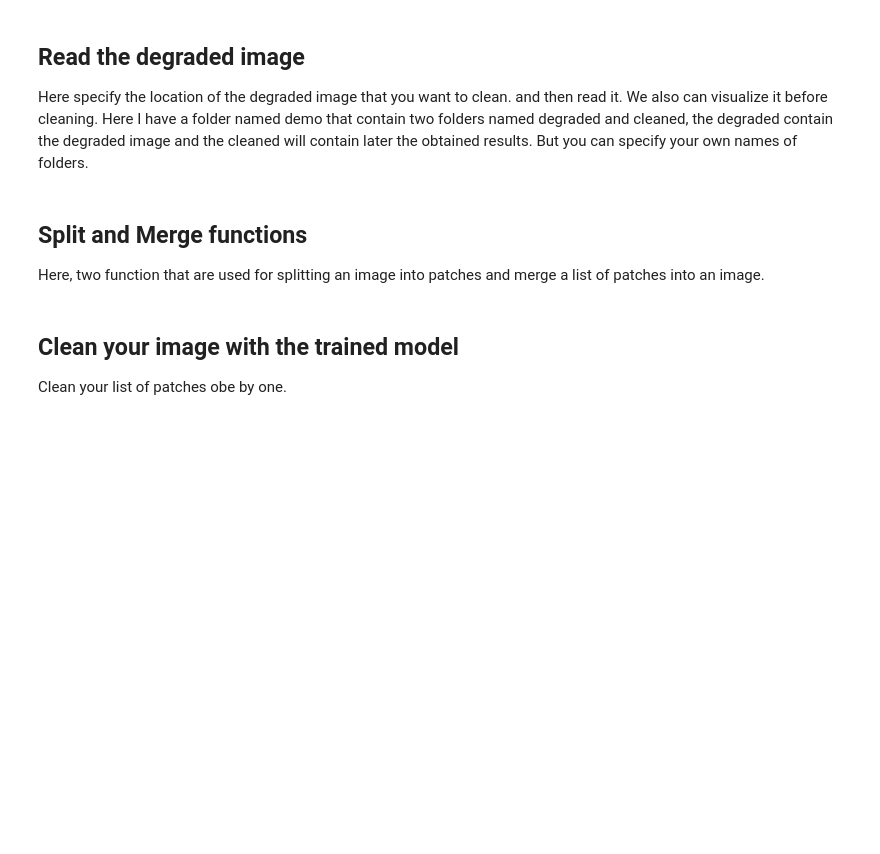
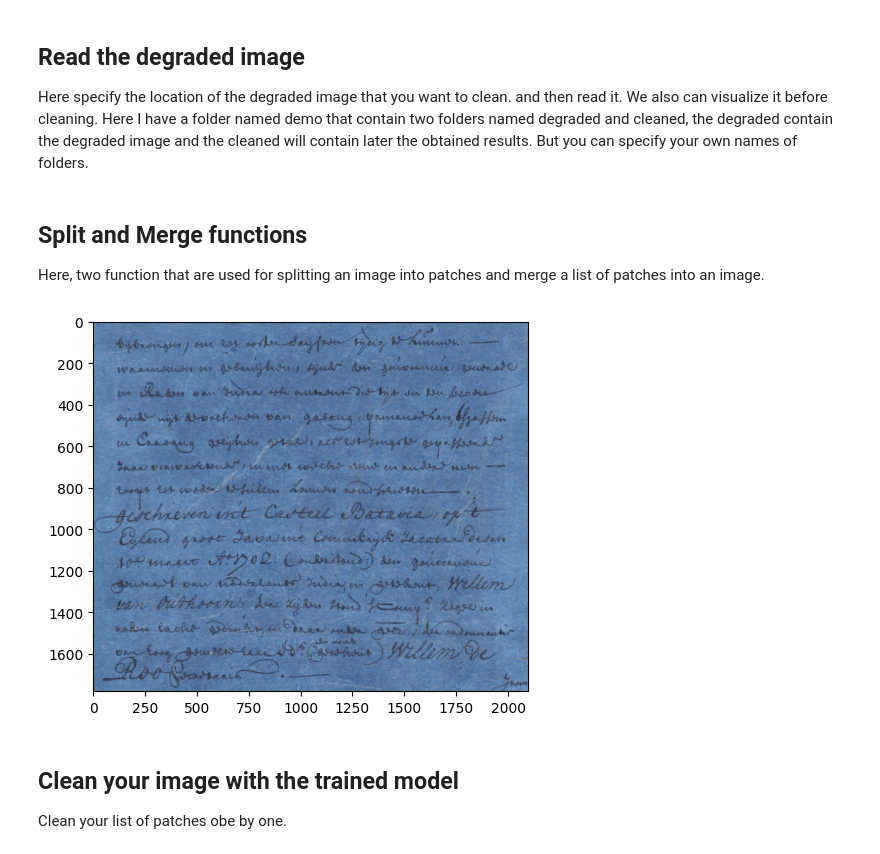
Before and after one commit to dali92002/DocEnTR, a Jupyter notebook: demo.ipynb, the cells around one changed output. Drawn from its saved outputs; the diff is of its cells as text; code cells hidden in the pictures; blank space fills up the shorter version.

```diff
--- a/demo.ipynb
+++ b/demo.ipynb
@@ -115,7 +116,7 @@ class BinarisationDataset(Dataset):
             "img": img,
             "og_shape": og_shape,
             "rs_shape": rs_shape,
-            "fn_shape": self.imshape,
+            "fn_shape": self.imshape or (img.shape[0], img.shape[1]),
             "fname": self.fnames[item],
         }
 
@@ -128,7 +129,16 @@ class BinarisationDataset(Dataset):
         else:
             rs_shape = og_shape
 
-        img = cv2.cvtColor(img, cv2.COLOR_BGR2RGB) / 255  # height, width, 3
+        # This is a bug of the original training of the model. The code expects
+        # OpenCV BGR images, but it normalises using RGB constants. If you re-train,
+        # take this into consideration and switch the code approppriately.
+        # Otherwise, if using the official checkpoints, you should use this code
+        # as is.
+        # Thankfully, thanks to the magic of Deep Learning(tm), the model works
+        # regardless.
+
+        # img = (cv2.cvtColor(img, cv2.COLOR_BGR2RGB) / 255).astype('float32')  # height, width, 3
+        img = (img / 255).astype('float32')  # height, width, 3
 
         return img, og_shape, rs_shape
 
@@ -256,11 +266,13 @@ class PatchCollator:
         return output
 # %%
 collator = PatchCollator()
-dataset = BinarisationDataset(list(Path("./demo/degraded/").glob("*")), (1024, 1024))  # TODO: Change your dataset here
+dataset = BinarisationDataset(list(Path("./demo/degraded/").glob("*")))  # TODO: Change your dataset here
 dataloader = DataLoader(dataset, batch_size=BATCH_SIZE, shuffle=False, collate_fn=collator.collate_fn,
                         num_workers=WORKERS, pin_memory=False, drop_last=False)
 # %%
-showimg(dataset[2]["img"])
+showimg(dataset[1]["img"])
+# %% [output]
+[figure, added]
 # %% [markdown]
 ## Clean your image with the trained model
 
```
Also changed, not shown: parts of 3 cells of this notebook.
